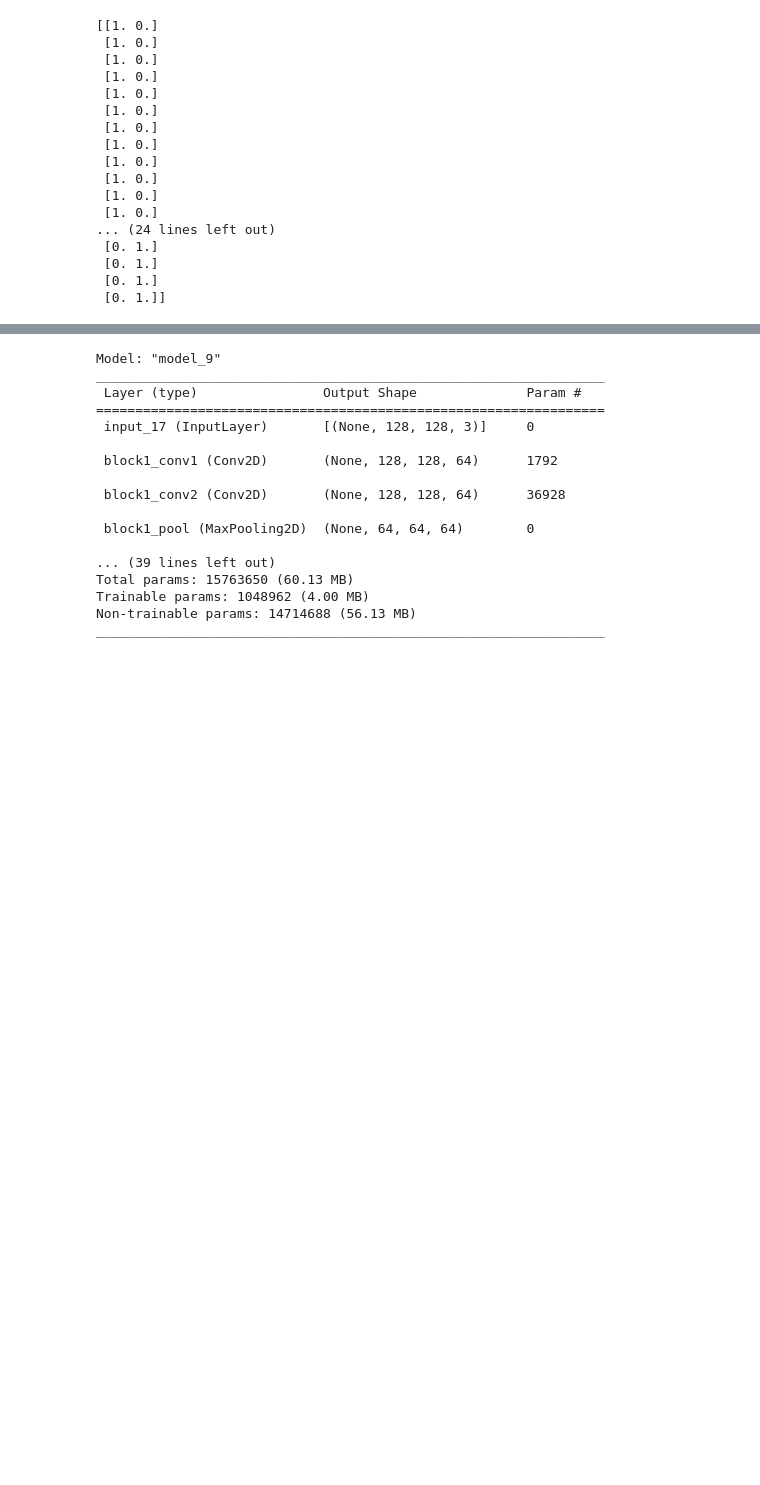
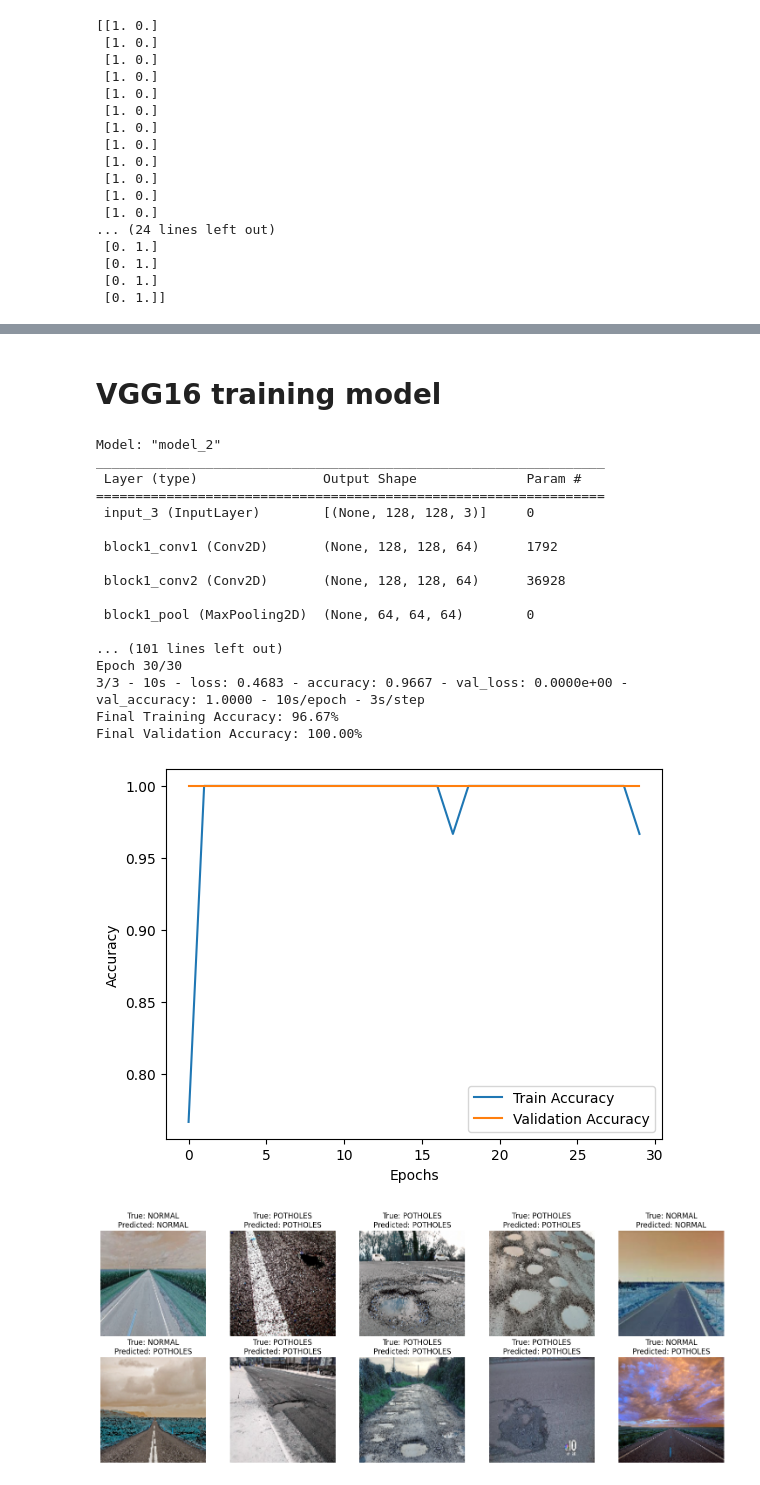
Before and after one commit to nilupulmadhawa/DL-Y4S1-group-project, a Jupyter notebook: VGG16/Pothole_Detection_VGG16_CNN.ipynb, the cells around one changed output, grey strips where cells are left out. Cells and saved outputs as stored; diff of their text form; code cells hidden in the pictures; blank space fills up the shorter version.

```diff
--- a/VGG16/Pothole_Detection_VGG16_CNN.ipynb
+++ b/VGG16/Pothole_Detection_VGG16_CNN.ipynb
@@ -139,4 +248,8 @@ x_train,x_test,y_train,y_test=train_test_split(X,Y,test_size=0.25,random_state=5
+# %% [markdown]
+# **VGG16 training model**
 # %%
+# ... (previous code)
+
 # Define the VGG16 model
 from keras.applications.vgg16 import VGG16
 from keras.models import Model
@@ -146,37 +259,73 @@ vgg_model = VGG16(weights='imagenet', include_top=False, input_shape=(128, 128,
 
 # Freeze the layers in the pre-trained VGG16 model
 for layer in vgg_model.layers:
     layer.trainable = False
 
 # Create a custom head for your model
 x = Flatten()(vgg_model.output)
 x = Dense(128, activation='relu')(x)
 x = Dropout(0.4)(x)
 output = Dense(2, activation='softmax')(x)
 
 # Create the final model
 model = Model(inputs=vgg_model.input, outputs=output)
 
 # Compile the model
 model.compile(optimizer='adam', loss='categorical_crossentropy', metrics=['accuracy'])
 
 # Print the model summary
 model.summary()
+# Train the model
+history = model.fit(x_train, y_train, epochs=30, batch_size=12, verbose=2,
+                    validation_data=(x_test, y_test))
+
+# Get the final accuracy from the history
+final_train_accuracy = history.history['accuracy'][-1] * 100
+final_validation_accuracy = history.history['val_accuracy'][-1] * 100
+
+print(f'Final Training Accuracy: {final_train_accuracy:.2f}%')
+print(f'Final Validation Accuracy: {final_validation_accuracy:.2f}%')
+
+# Plot training and validation accuracy
+plt.plot(history.history['accuracy'], label='Train Accuracy')
+plt.plot(history.history['val_accuracy'], label='Validation Accuracy')
+plt.xlabel('Epochs')
+plt.ylabel('Accuracy')
+plt.legend()
+plt.show()
+
+# Display some sample test images with predictions
+n_samples = 10  # Number of sample images to display
+sample_indices = np.random.choice(len(x_test), n_samples, replace=False)
+
+plt.figure(figsize=(15, 6))
+for i, idx in enumerate(sample_indices):
+    plt.subplot(2, 5, i + 1)
+    plt.imshow(x_test[idx])
+    true_label = "NORMAL" if y_test2[idx] == 0 else "POTHOLES"
+    pred_label = "NORMAL" if y_pred[idx] == 0 else "POTHOLES"
+    plt.title(f'True: {true_label}\nPredicted: {pred_label}')
+    plt.axis('off')
+
+plt.tight_layout()
+plt.show()
 # %% [output]
-Model: "model_9"
+Model: "model_2"
 _________________________________________________________________
  Layer (type)                Output Shape              Param #
 =================================================================
- input_17 (InputLayer)       [(None, 128, 128, 3)]     0
+ input_3 (InputLayer)        [(None, 128, 128, 3)]     0
 
  block1_conv1 (Conv2D)       (None, 128, 128, 64)      1792
 
  block1_conv2 (Conv2D)       (None, 128, 128, 64)      36928
 
  block1_pool (MaxPooling2D)  (None, 64, 64, 64)        0
 
-... (39 lines left out)
-Total params: 15763650 (60.13 MB)
-Trainable params: 1048962 (4.00 MB)
-Non-trainable params: 14714688 (56.13 MB)
-_________________________________________________________________
+... (101 lines left out)
+Epoch 30/30
+3/3 - 10s - loss: 0.4683 - accuracy: 0.9667 - val_loss: 0.0000e+00 - val_accuracy: 1.0000 - 10s/epoch - 3s/step
+Final Training Accuracy: 96.67%
+Final Validation Accuracy: 100.00%
+[figure, added]
+[figure, added]
```
Also changed, not shown: parts of 17 cells of this notebook.
